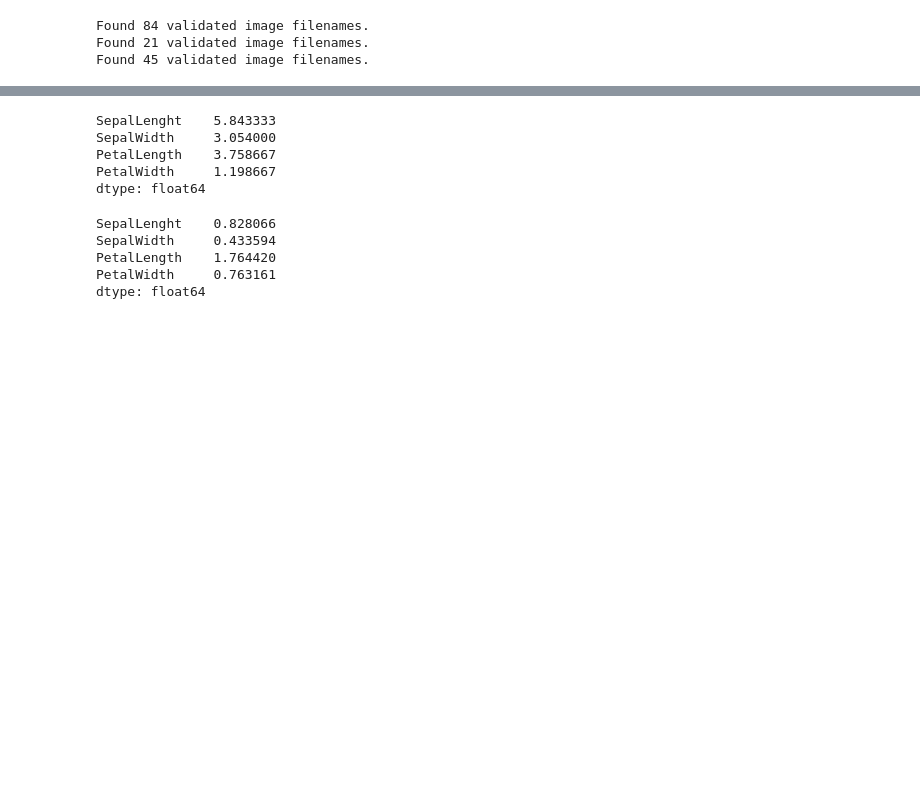
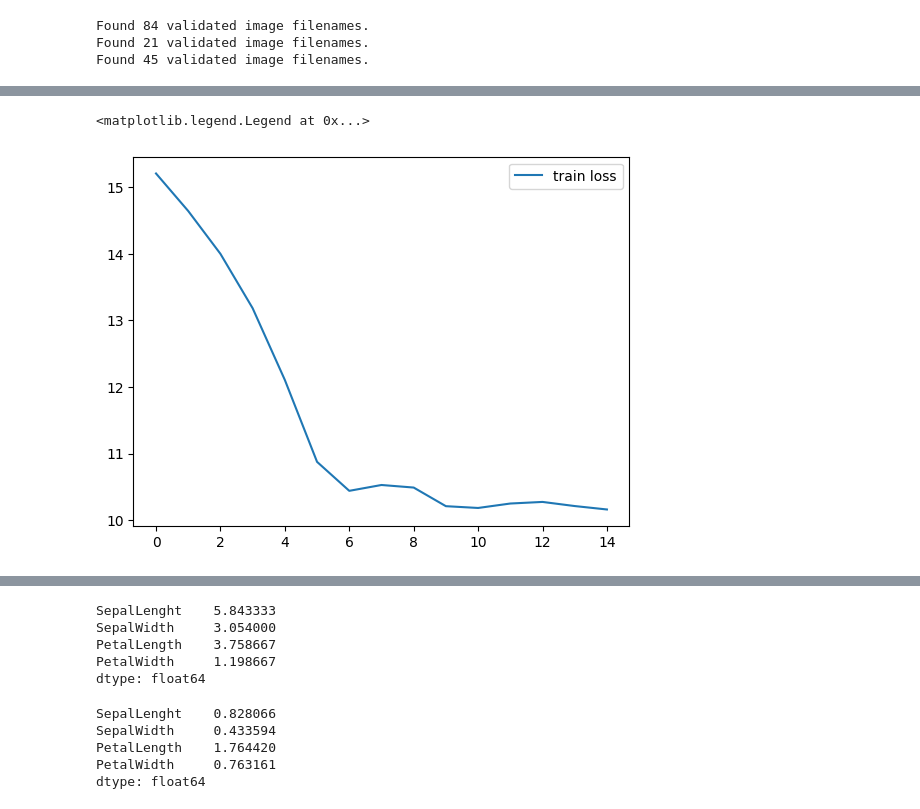
Before and after one commit to Dharknight/Tarea_4_IA, a Jupyter notebook: tarea2.ipynb, the cells around one changed output, grey strips where cells are left out. Drawn from its saved outputs; the diff is of its cells as text; code cells hidden in the pictures; blank space fills up the shorter version.

```diff
--- a/tarea2.ipynb
+++ b/tarea2.ipynb
@@ -110,4 +145,10 @@ Found 45 validated image filenames.
 # %%
+#Se definen las capas de la CNN, siendo estas las vistas en clases.
+#Convolution, con un tamano de kernel definido, un filtro y la funcion de activacion relu.
+#Pooling del tipo Maxpooling.
+#Como ultima capa,se crea Dense, con la funcion de activacion relu.
+#Por supuesto, esta la zona de Input y la zona de Output con la funcion de activacion relu.
+
 inputs = tf.keras.Input(shape=(256, 256, 3))
 x = tf.keras.layers.Conv2D(filters=16, kernel_size=(3, 3), activation='relu')(inputs)
 x = tf.keras.layers.MaxPool2D()(x)
@@ -118,24 +159,21 @@ x = tf.keras.layers.Dense(64, activation='relu')(x)
 x = tf.keras.layers.Dense(64, activation='relu')(x)
 outputs = tf.keras.layers.Dense(4, activation='relu')(x)
 
+#Se declara el modelo construido con su zona input y output correspondiente.
 model = tf.keras.Model(inputs=inputs, outputs=outputs)
 
+#Nose que se hace aca.
 model.compile(
     optimizer='adam',
     loss='mse'
 )
 
+#Se procede a realizar el entrenamiento del modelo con la funcion fit. Con la data de entrenamiento y validacion, con una cantidad de epocas definidas y una
+#funcionalidad callback para poder visualizar por consola el comportamiento del modelo mientras se entrena.
 history = model.fit(
     train_images,
     validation_data=val_images,
     epochs=15,
-    callbacks=[
-        tf.keras.callbacks.EarlyStopping(
-            monitor='val_loss',
-            patience=5,
-            restore_best_weights=True
-        )
-    ]
 )
 # %% [output]
 Epoch 1/15
@@ -183,0 +196,8 @@ array([[5.6682987 , 3.038423  , 2.902896  , 1.1685958 ],
+# %%
+## validation loss and accuracy
+plt.plot(history.history['loss'], label = 'train loss')
+#plt.plot(history.history['accuracy'], label = 'train accuracy')
+plt.legend()
+# %% [output]
+<matplotlib.legend.Legend at 0x...>
+[figure, added]
```
Also changed, not shown: parts of 25 cells of this notebook.
